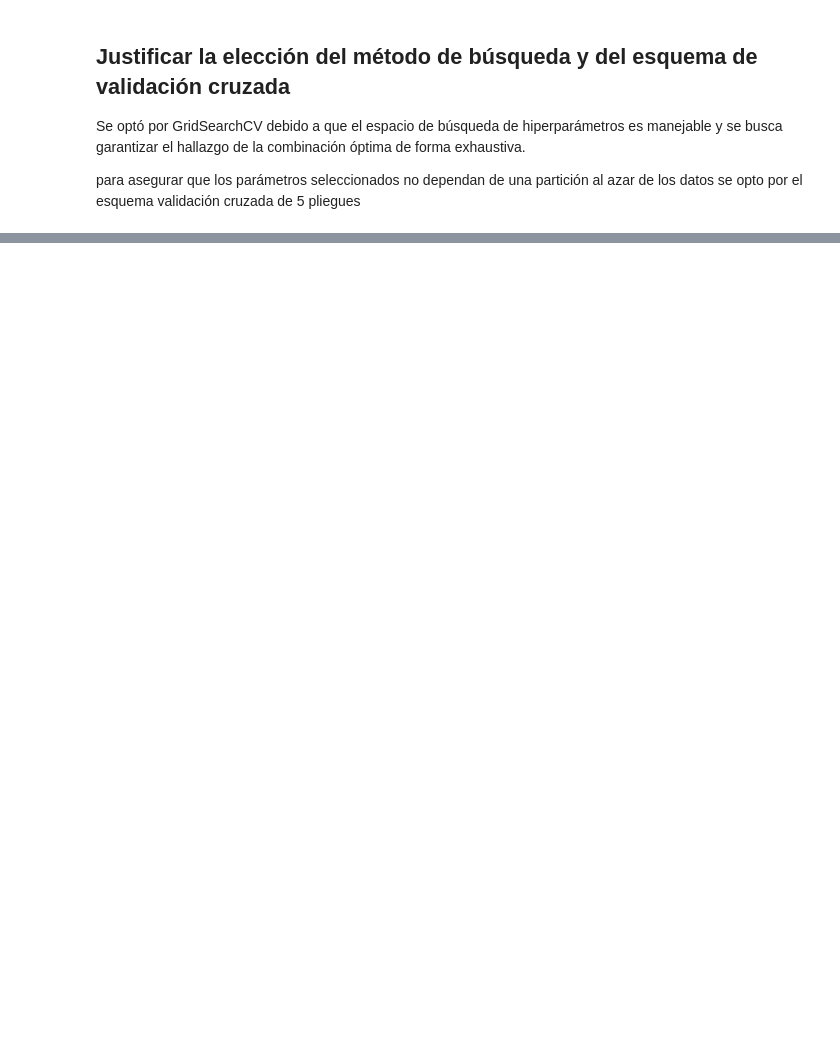
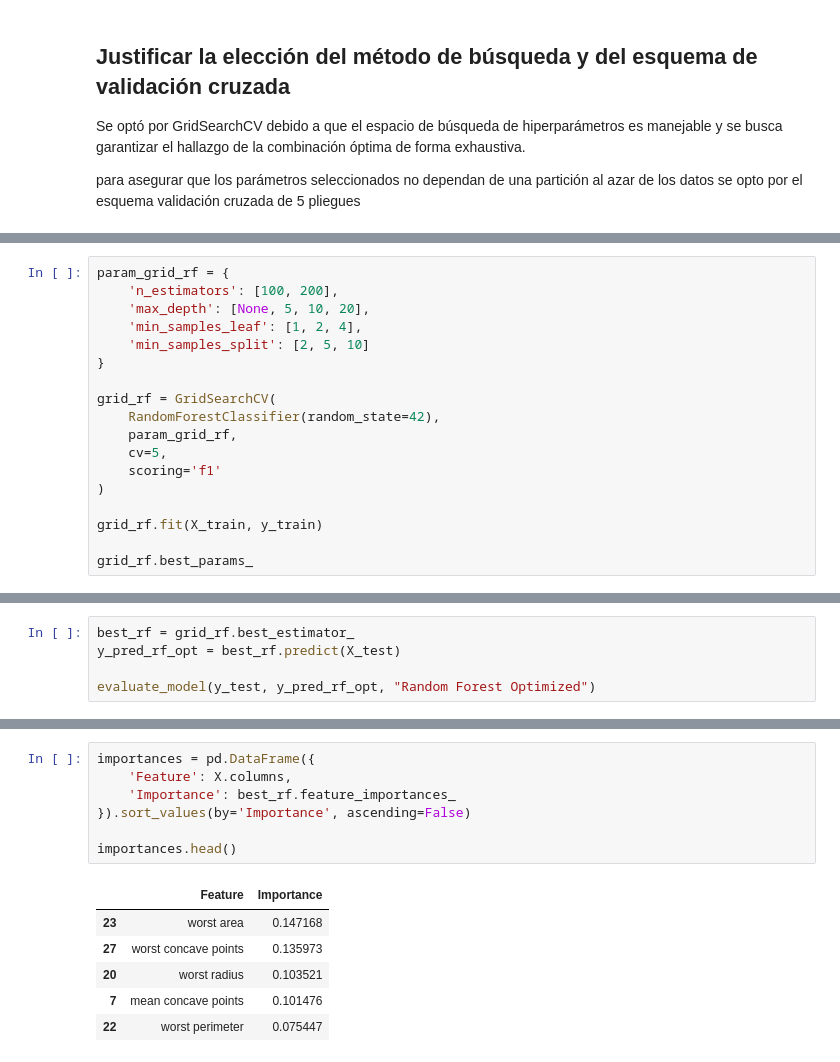
Before and after one commit to JavierBenitez112/Aprendizaje-Supervisado--IA, a Jupyter notebook: Supervisado.ipynb, the cells around one changed output, grey strips where cells are left out. Saved outputs shown, nothing was run; the diff lists cells and outputs as text; blank space fills up the shorter version.

```diff
--- a/Supervisado.ipynb
+++ b/Supervisado.ipynb
@@ -134,0 +373,18 @@ para asegurar que los parámetros seleccionados no dependan de una partición al
+# %%
+param_grid_rf = {
+    'n_estimators': [100, 200],
+    'max_depth': [None, 5, 10, 20],
+    'min_samples_leaf': [1, 2, 4],
+    'min_samples_split': [2, 5, 10]
+}
+
+grid_rf = GridSearchCV(
+    RandomForestClassifier(random_state=42),
+    param_grid_rf,
+    cv=5,
+    scoring='f1'
+)
+
+grid_rf.fit(X_train, y_train)
+
+grid_rf.best_params_
@@ -134,0 +396,5 @@ para asegurar que los parámetros seleccionados no dependan de una partición al
+# %%
+best_rf = grid_rf.best_estimator_
+y_pred_rf_opt = best_rf.predict(X_test)
+
+evaluate_model(y_test, y_pred_rf_opt, "Random Forest Optimized")
@@ -134,0 +426,14 @@ para asegurar que los parámetros seleccionados no dependan de una partición al
+# %%
+importances = pd.DataFrame({
+    'Feature': X.columns,
+    'Importance': best_rf.feature_importances_
+}).sort_values(by='Importance', ascending=False)
+
+importances.head()
+# %% [output]
+|  | Feature | Importance |
+| 23 | worst area | 0.147168 |
+| 27 | worst concave points | 0.135973 |
+| 20 | worst radius | 0.103521 |
+| 7 | mean concave points | 0.101476 |
+| 22 | worst perimeter | 0.075447 |
```
Also changed, not shown: parts of 38 cells of this notebook.
